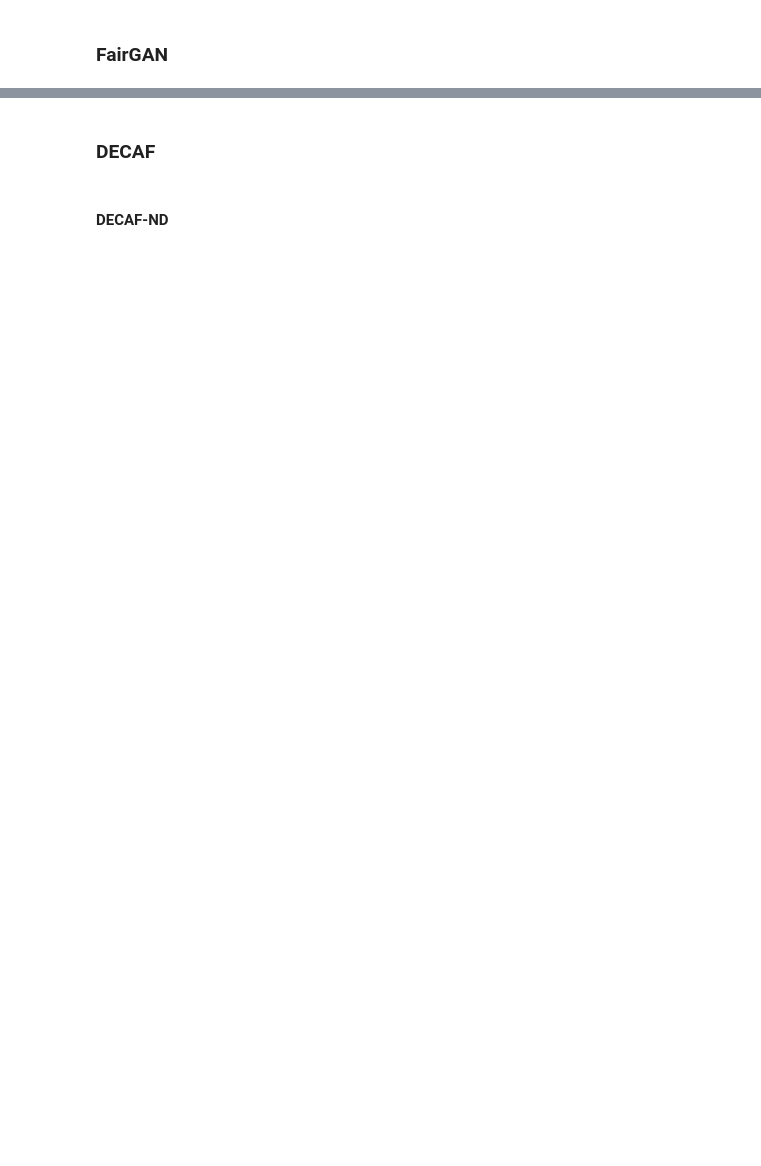
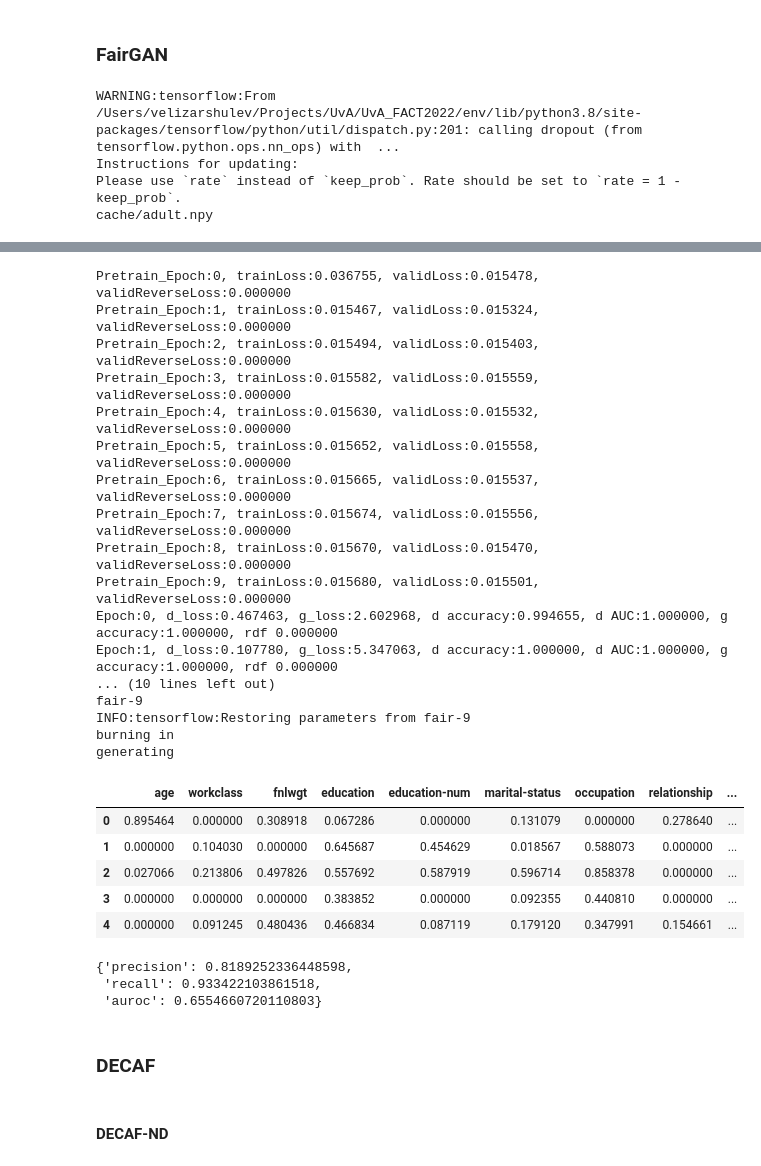
Before and after one commit to ShuaiWang97/UvA_FACT2022, a Jupyter notebook: adult.ipynb, the cells around one changed output, grey strips where cells are left out. Cells and saved outputs as stored; diff of their text form; code cells hidden in the pictures; blank space fills up the shorter version.

```diff
--- a/adult.ipynb
+++ b/adult.ipynb
@@ -184,5 +232,10 @@ eval_model(synth_data, dataset_test)
 # %% [markdown]
 ### FairGAN
 # %%
-# synth_data = train_fairgan(dataset_train)
-# synth_data.head()
+synth_data = train_fairgan(dataset_train)
+synth_data.head()
+# %% [output]
+WARNING:tensorflow:From /Users/velizarshulev/Projects/UvA/UvA_FACT2022/env/lib/python3.8/site-packages/tensorflow/python/util/dispatch.py:201: calling dropout (from tensorflow.python.ops.nn_ops) with  ...
+Instructions for updating:
+Please use `rate` instead of `keep_prob`. Rate should be set to `rate = 1 - keep_prob`.
+cache/adult.npy
@@ -189,5 +243,32 @@ eval_model(synth_data, dataset_test)
+Pretrain_Epoch:0, trainLoss:0.036755, validLoss:0.015478, validReverseLoss:0.000000
+Pretrain_Epoch:1, trainLoss:0.015467, validLoss:0.015324, validReverseLoss:0.000000
+Pretrain_Epoch:2, trainLoss:0.015494, validLoss:0.015403, validReverseLoss:0.000000
+Pretrain_Epoch:3, trainLoss:0.015582, validLoss:0.015559, validReverseLoss:0.000000
+Pretrain_Epoch:4, trainLoss:0.015630, validLoss:0.015532, validReverseLoss:0.000000
+Pretrain_Epoch:5, trainLoss:0.015652, validLoss:0.015558, validReverseLoss:0.000000
+Pretrain_Epoch:6, trainLoss:0.015665, validLoss:0.015537, validReverseLoss:0.000000
+Pretrain_Epoch:7, trainLoss:0.015674, validLoss:0.015556, validReverseLoss:0.000000
+Pretrain_Epoch:8, trainLoss:0.015670, validLoss:0.015470, validReverseLoss:0.000000
+Pretrain_Epoch:9, trainLoss:0.015680, validLoss:0.015501, validReverseLoss:0.000000
+Epoch:0, d_loss:0.467463, g_loss:2.602968, d accuracy:0.994655, d AUC:1.000000, g accuracy:1.000000, rdf 0.000000
+Epoch:1, d_loss:0.107780, g_loss:5.347063, d accuracy:1.000000, d AUC:1.000000, g accuracy:1.000000, rdf 0.000000
+... (10 lines left out)
+fair-9
+INFO:tensorflow:Restoring parameters from fair-9
+burning in
+generating
+|  | age | workclass | fnlwgt | education | education-num | marital-status | occupation | relationship | ... |
+| 0 | 0.895464 | 0.000000 | 0.308918 | 0.067286 | 0.000000 | 0.131079 | 0.000000 | 0.278640 | ... |
+| 1 | 0.000000 | 0.104030 | 0.000000 | 0.645687 | 0.454629 | 0.018567 | 0.588073 | 0.000000 | ... |
+| 2 | 0.027066 | 0.213806 | 0.497826 | 0.557692 | 0.587919 | 0.596714 | 0.858378 | 0.000000 | ... |
+| 3 | 0.000000 | 0.000000 | 0.000000 | 0.383852 | 0.000000 | 0.092355 | 0.440810 | 0.000000 | ... |
+| 4 | 0.000000 | 0.091245 | 0.480436 | 0.466834 | 0.087119 | 0.179120 | 0.347991 | 0.154661 | ... |
 # %%
-# eval_model(synth_data, dataset_test, use_base_clf=False)
+eval_model(synth_data, dataset_test, use_base_clf=False)
+# %% [output]
+{'precision': 0.8189252336448598,
+ 'recall': 0.933422103861518,
+ 'auroc': 0.6554660720110803}
 # %% [markdown]
 ### DECAF
 # %% [markdown]
```
Also changed, not shown: parts of 17 cells of this notebook.
